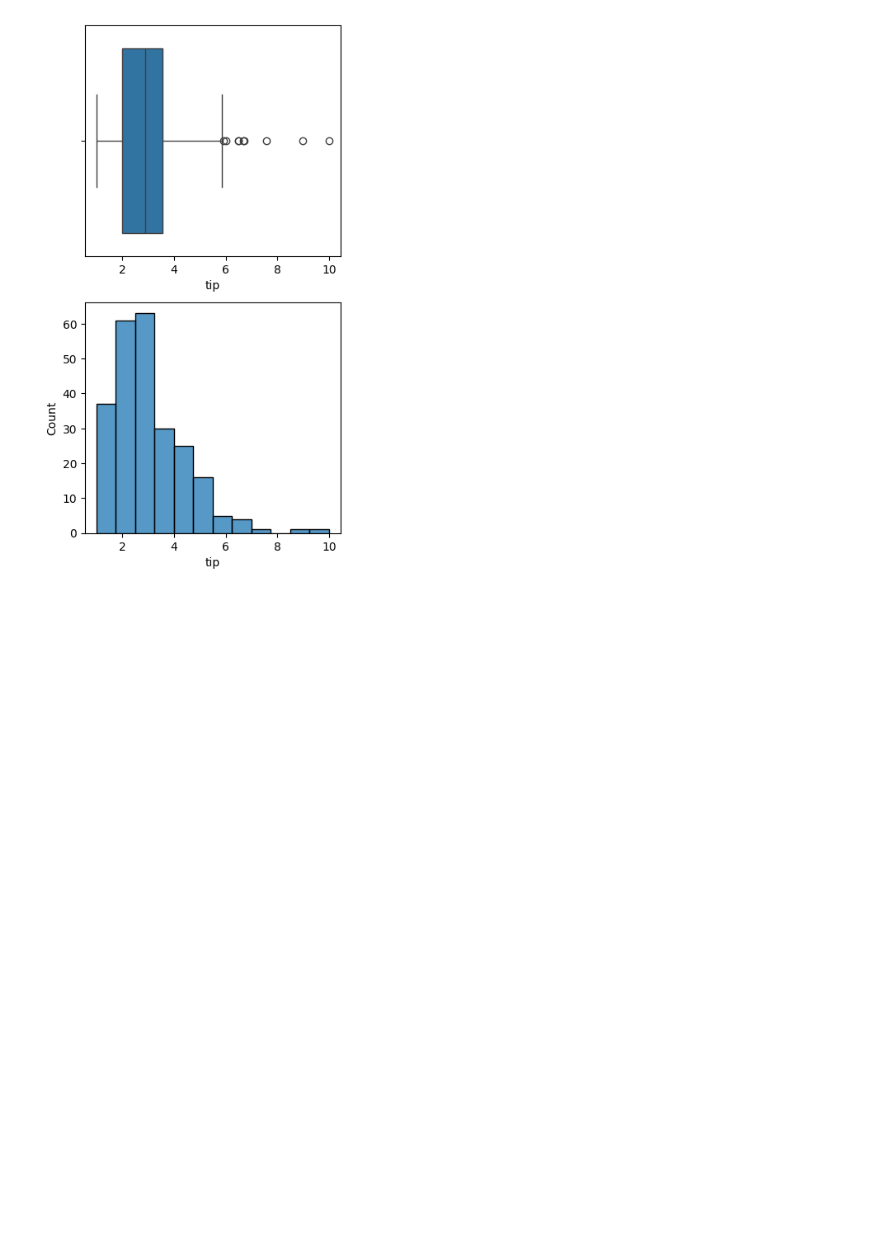
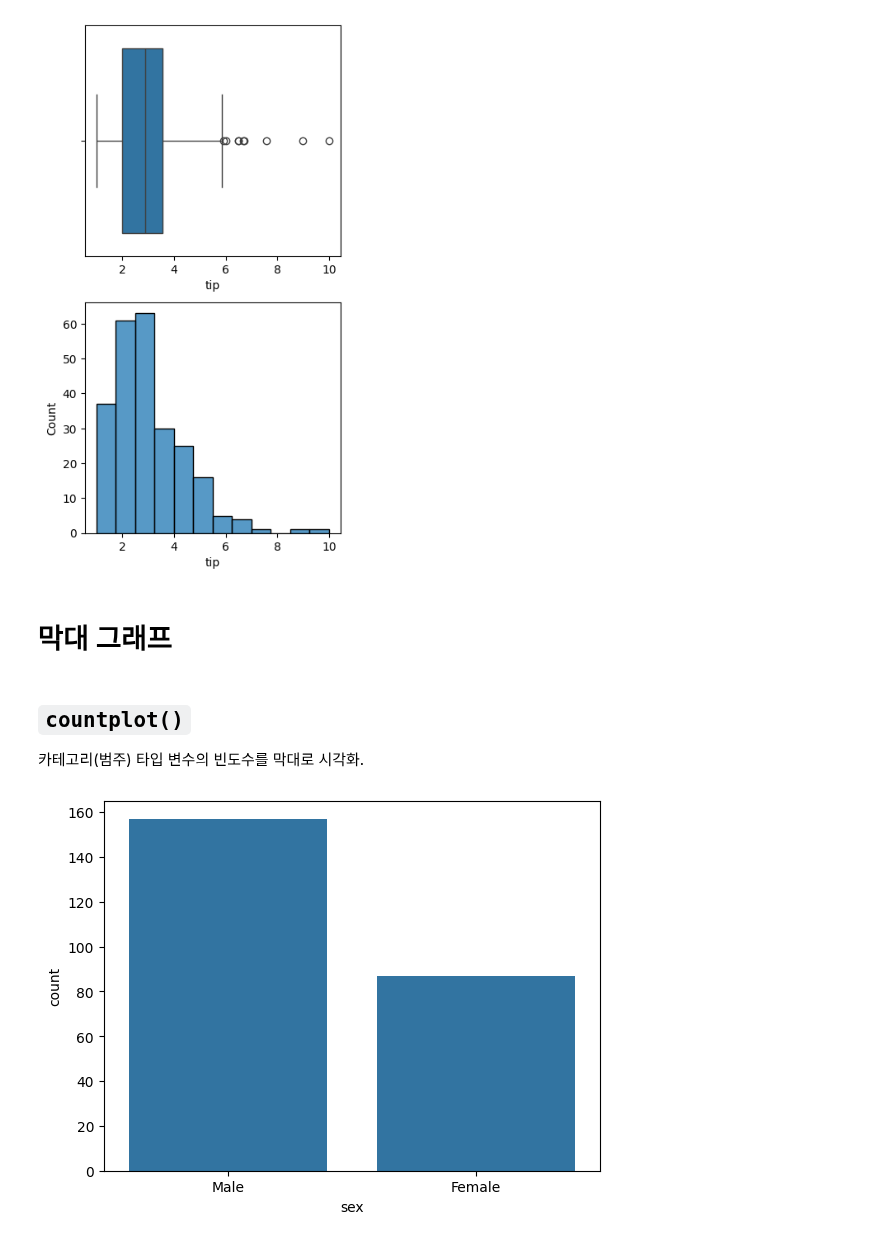
Before and after one commit to JakeOh/202511_BD53, a Jupyter notebook: lab_python/da05_seaborn.ipynb, the cells around one changed output. Cells and saved outputs as stored; diff of their text form; code cells hidden in the pictures; blank space fills up the shorter version.

Commit message:
seaborn. countplot.

```diff
--- a/lab_python/da05_seaborn.ipynb
+++ b/lab_python/da05_seaborn.ipynb
@@ -200,3 +200,14 @@ sns.histplot(data=tips, x='tip', bins=12, ax=axes[1])
 plt.show()
 # %% [output]
 [figure]
+# %% [markdown]
+# 막대 그래프
+# %% [markdown]
+## `countplot()`
+
+카테고리(범주) 타입 변수의 빈도수를 막대로 시각화.
+# %%
+sns.countplot(data=tips, x='sex')
+plt.show()
+# %% [output]
+[figure, added]
```
Also changed, not shown: parts of 16 cells of this notebook.
